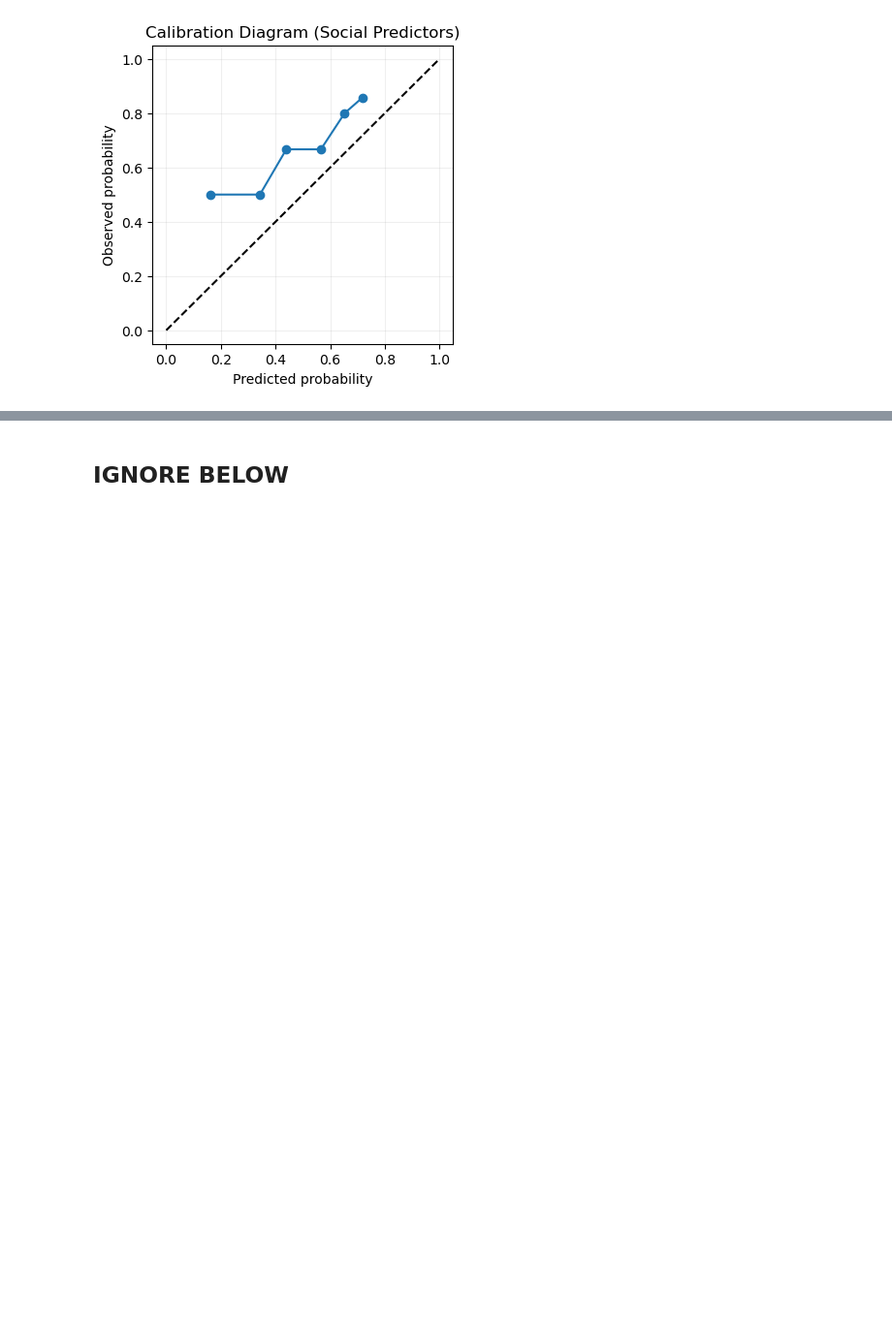
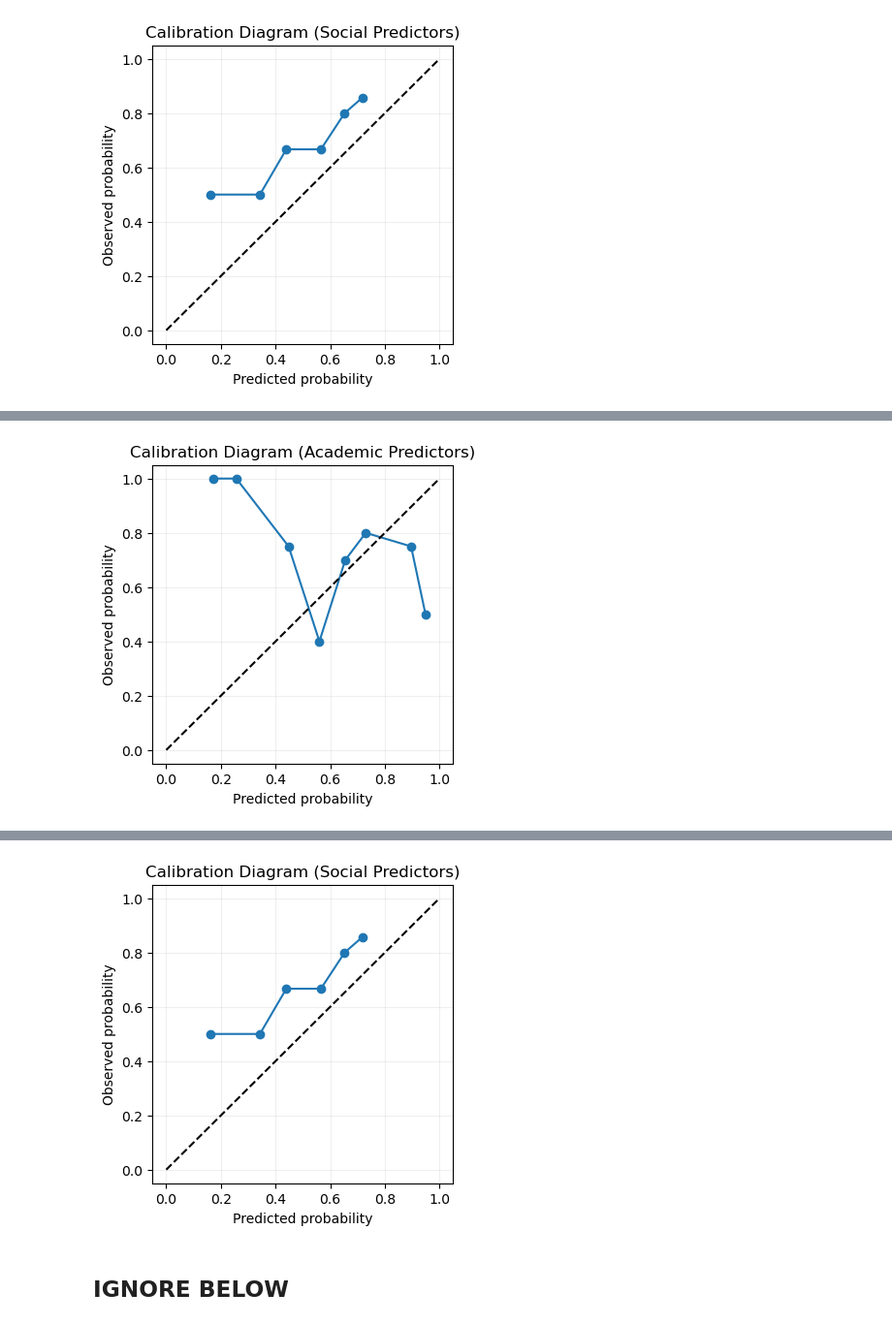
Before and after one commit to snigdhapodugu/dsc190-project, a Jupyter notebook: predict_re/predict_numre.ipynb, the cells around one changed output, grey strips where cells are left out. Shown at 97% size. Saved outputs shown, nothing was run; the diff lists cells and outputs as text; code cells hidden in the pictures; blank space fills up the shorter version.

Commit message:
added model summary

```diff
--- a/predict_re/predict_numre.ipynb
+++ b/predict_re/predict_numre.ipynb
@@ -695,3 +695,74 @@ Coefficients:
   is_greek: 0.4080
   outings_per_week: -0.1087
 [figure]
+# %%
+import numpy as np
+import matplotlib.pyplot as plt
+from sklearn.pipeline import make_pipeline
+from sklearn.preprocessing import StandardScaler
+from sklearn.model_selection import cross_val_score, StratifiedKFold, train_test_split
+from sklearn.linear_model import LogisticRegression
+from sklearn.metrics import roc_auc_score, brier_score_loss, accuracy_score, mean_squared_error, confusion_matrix
+from sklearn.calibration import calibration_curve
+import statsmodels.api as sm
+
+for X, predictors, name in [(X_aca, aca_predictors, 'Academic Predictors'), (X_soc, soc_predictors, 'Social Predictors')]:
+    print(f"\n--- {name} ---")
+
+    # ---------------------------
+    # Cross-validated AUC
+    # ---------------------------
+    skf = StratifiedKFold(n_splits=5, shuffle=True, random_state=0)
+    pipe = make_pipeline(StandardScaler(), LogisticRegression(max_iter=2000, solver='saga', class_weight='balanced'))
+    auc = cross_val_score(pipe, X, y_vec, cv=skf, scoring='roc_auc', n_jobs=-1)
+    print("CV AUCs:", auc)
+    print("Mean CV AUC:", auc.mean())
+
+    # ---------------------------
+    # Train/test split
+    # ---------------------------
+    X_train, X_test, y_train, y_test = train_test_split(X, y_vec, stratify=y_vec, test_size=0.3, random_state=0)
+    pipe.fit(X_train, y_train)
+
+    # Predictions (scikit-learn)
+    probs_test = pipe.predict_proba(X_test)[:,1]
+    preds_test = pipe.predict(X_test)
+
+    acc = accuracy_score(y_test, preds_test)
+    rmse = np.sqrt(mean_squared_error(y_test, probs_test))
+    brier = brier_score_loss(y_test, probs_test)
+    cm = confusion_matrix(y_test, preds_test)
+
+    print("Test Accuracy:", acc)
+    print("Test RMSE:", rmse)
+    print("Brier score:", brier)
+    print("Confusion matrix (default 0.5):\n", cm)
+
+    # ---------------------------
+    # Statsmodels logistic regression for coefficient stats
+    # ---------------------------
+    X_train_sm = sm.add_constant(X_train)  # add intercept
+    logit_model = sm.Logit(y_train, X_train_sm)
+    result = logit_model.fit(disp=False)
+
+    print("\nStatsmodels Logistic Regression Summary:")
+    print(result.summary())
+
+    # Optional: make predictions using statsmodels
+    X_test_sm = sm.add_constant(X_test)
+    preds_test_sm = result.predict(X_test_sm)
+    preds_class = (preds_test_sm >= 0.5).astype(int)
+
+    # ---------------------------
+    # Calibration plot
+    # ---------------------------
+    prob_true, prob_pred = calibration_curve(y_test, probs_test, n_bins=10)
+    plt.figure(figsize=(4,4))
+    plt.plot(prob_pred, prob_true, marker='o')
+    plt.plot([0,1],[0,1],'k--')
+    plt.xlabel("Predicted probability")
+    plt.ylabel("Observed probability")
+    plt.title(f"Calibration Diagram ({name})")
+    plt.grid(alpha=0.2)
+    plt.show()
+# %% [output]
@@ -697,0 +786 @@ Coefficients:
+[figure, added]
@@ -698,3 +804,4 @@ Coefficients:
+[figure, added]
 # %% [markdown]
 ## IGNORE BELOW
 # %%
```
Also changed, not shown: parts of 1 cell of this notebook.
